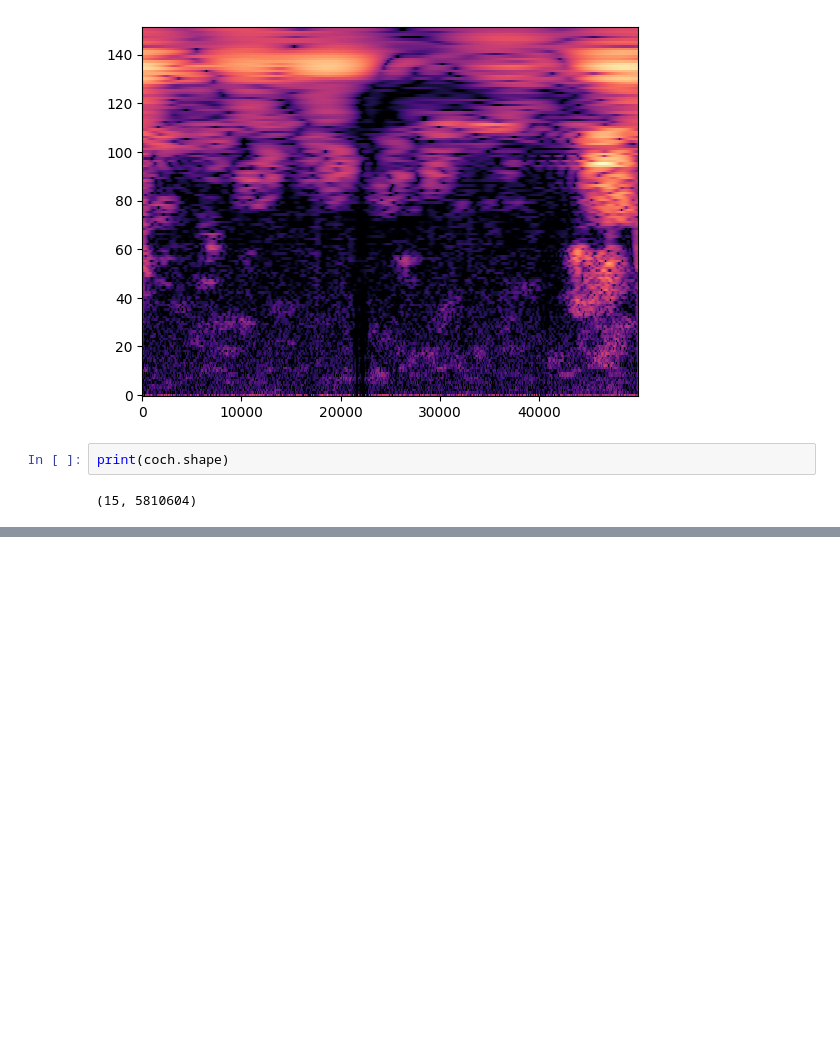
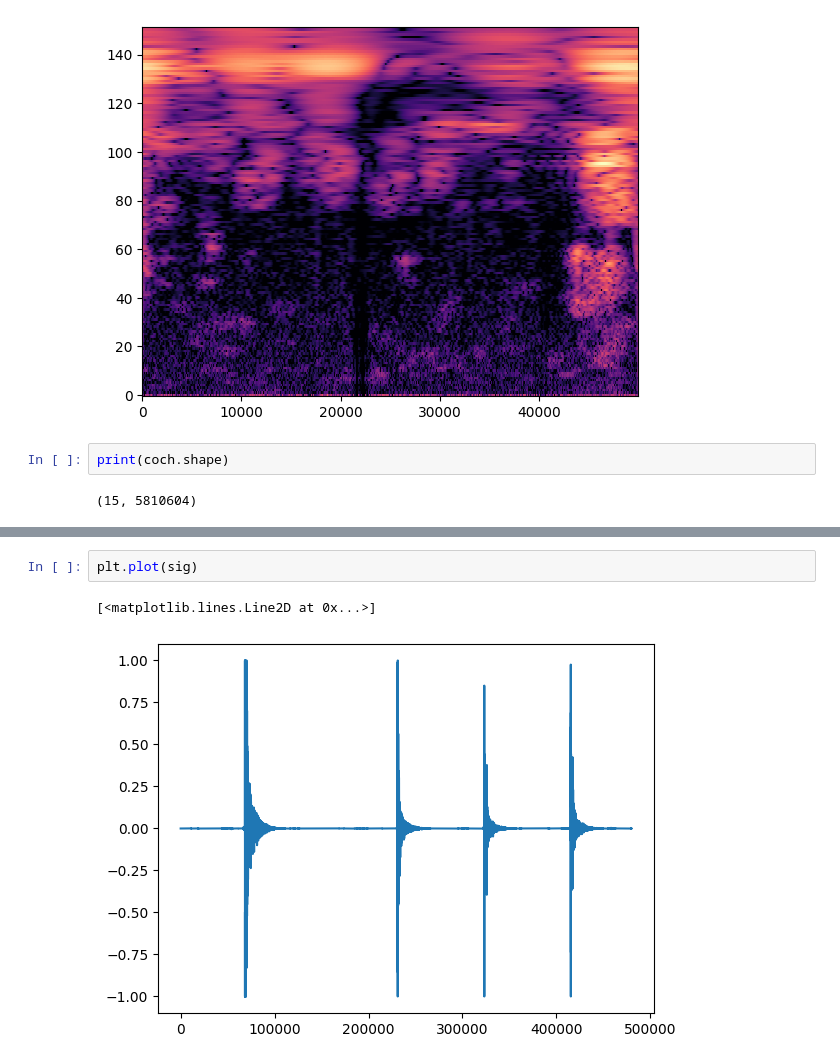
Before and after one commit to Aa-Aanegola/visually-indicated-sounds, a Jupyter notebook: src/experiments/cochleagram.ipynb, the cells around one changed output, grey strips where cells are left out. Drawn from its saved outputs; the diff is of its cells as text; blank space fills up the shorter version.

```diff
--- a/src/experiments/cochleagram.ipynb
+++ b/src/experiments/cochleagram.ipynb
@@ -30,0 +66,5 @@ print(coch.shape)
+# %%
+plt.plot(sig)
+# %% [output]
+[<matplotlib.lines.Line2D at 0x...>]
+[figure, added]
```
Also changed, not shown: parts of 6 cells of this notebook, 6 other files.
